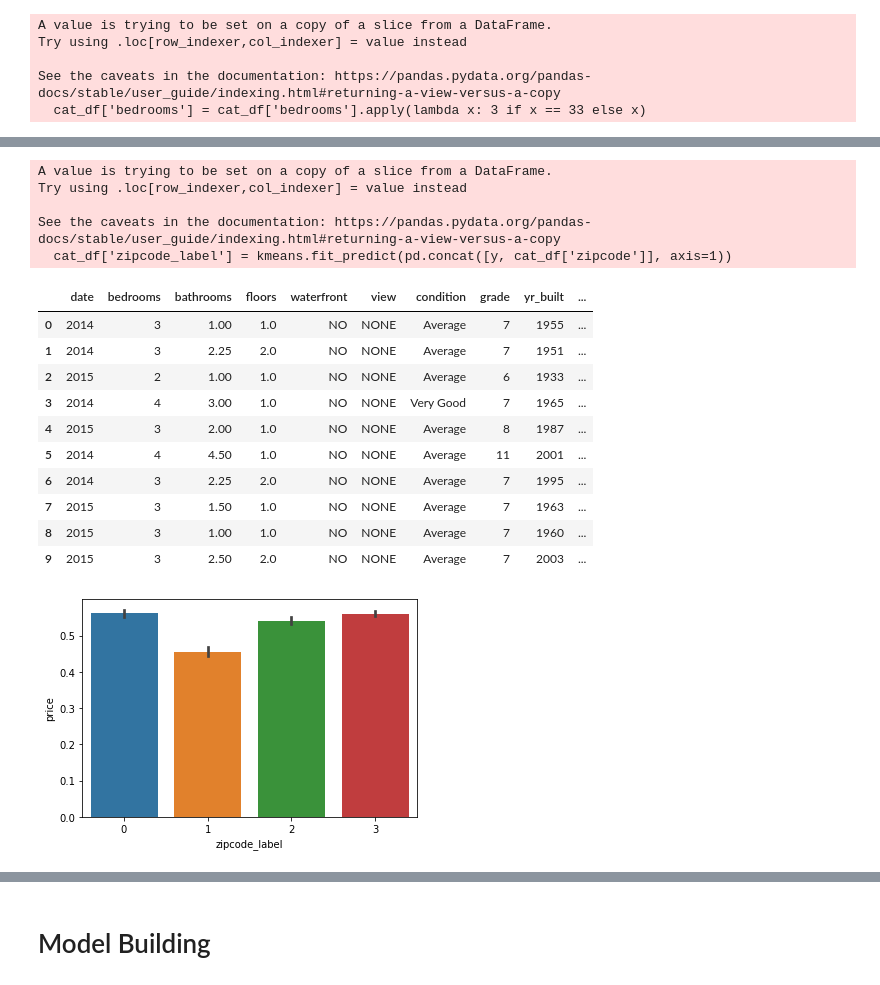
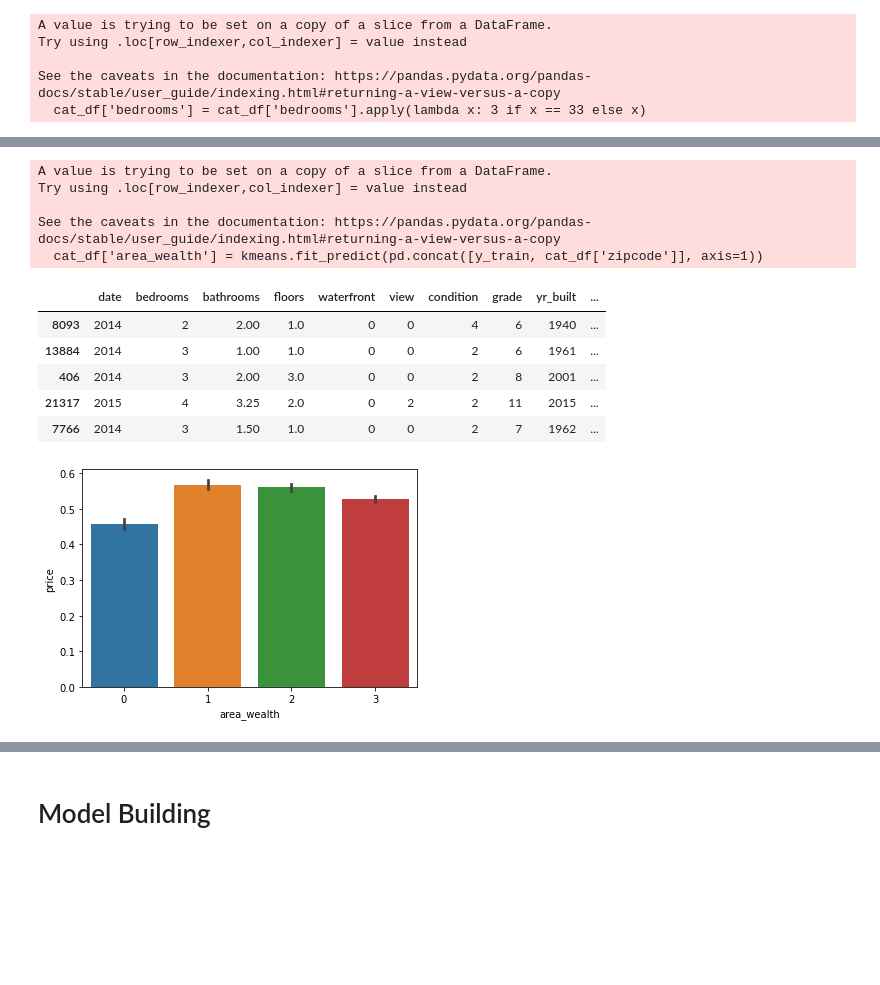
Before and after one commit to UpGoerFive/King-County-Project, a Jupyter notebook: Abass.ipynb, the cells around one changed output, grey strips where cells are left out. Cells and saved outputs as stored; diff of their text form; code cells hidden in the pictures; blank space fills up the shorter version.

```diff
--- a/Abass.ipynb
+++ b/Abass.ipynb
@@ -313,5 +382,10 @@ def get_distance(point1, point2):
 continuous_X['lat_long'] = list(zip(continuous_X['lat'], continuous_X['long']))
 continuous_X['Seattle_dist_km'] = continuous_X['lat_long'].apply(lambda x: get_distance(x, (47.60457618602064, -122.32993003068658)))
 continuous_X['Redmond_dist_km'] = continuous_X['lat_long'].apply(lambda x: get_distance(x, (47.679328831807894, -122.13055895937767)))
+
+# The lat long column was temporary and only needed for the calculation. As it is a tuple, it is incompatible with sklearn
+# As such we shall drop it
+
+continuous_X.drop(columns=['lat_long'], inplace=True)
 # %%
 # Now we'll plot a graph of price against Seattle dist and Redmond dist
@@ -394,8 +476,9 @@ See the caveats in the documentation: https://pandas.pydata.org/pandas-docs/stab
 # For the date sold, we shall turn that into years
 cat_df['date'] = cat_df['date'].apply(lambda x: int(x[-4:]))
 
-# From there, we shall make a new column called year sold - year built
-cat_df['yr_sold - yr_built'] = cat_df['date'] - cat_df['yr_built']
+# From there, we shall make a new column called year sell_build_year_dff
+# This is now arguably a continuous variable so can be placed in the continuous_X dataframe
+continuous_X['sell_build_year_dff'] = abs(cat_df['date'] - cat_df['yr_built'])
 # %% [output]
 A value is trying to be set on a copy of a slice from a DataFrame.
 Try using .loc[row_indexer,col_indexer] = value instead
@@ -429,19 +507,20 @@ We can see that the rate of change of score decreases significantly after 3 clus
 # %%
-# For our analysis, we'll form 3 clusters.
-kmeans = KMeans(n_clusters = 3, init ='k-means++')
+# For our analysis, we'll form 4 clusters.
+kmeans = KMeans(n_clusters = 4, init ='k-means++')
 
 # Compute k-means clustering.
 kmeans.fit(continuous_X[['lat', 'long']])
 
 # We then create a column which assings a label of 0 to 3 to each record where each label refers to a cluster.
-continuous_X['cluster_label'] = kmeans.fit_predict(continuous_X[['lat', 'long']])
+# As this is a categorical variable, we should include it into the cat_df dataframe
+cat_df['area_group'] = kmeans.fit_predict(continuous_X[['lat', 'long']])
 
 # Coordinates of cluster centers.
 centers = kmeans.cluster_centers_
 
 # Labels of each point
-labels = kmeans.predict(continuous_X[['lat', 'long']])
+labels = cat_df['area_group']
 
 # We can now see the new column
-continuous_X.head(10)
+cat_df.head()
 # %% [output]
@@ -492,35 +571,30 @@ This time we get around 7 for the optimal number of clusters.
 kmeans = KMeans(n_clusters = 4, init ='k-means++')
 
 # Compute k-means clustering.
-kmeans.fit(pd.concat([y, cat_df['zipcode']], axis=1))
+kmeans.fit(pd.concat([y_train, cat_df['zipcode']], axis=1))
 
 # We then create a column which assings a label of 0 to 3 to each record where each label refers to a cluster.
-cat_df['zipcode_label'] = kmeans.fit_predict(pd.concat([y, cat_df['zipcode']], axis=1))
+cat_df['area_wealth'] = kmeans.fit_predict(pd.concat([y_train, cat_df['zipcode']], axis=1))
 
 # Coordinates of cluster centers.
 centers = kmeans.cluster_centers_
 
 # Labels of each point
-labels = kmeans.predict(pd.concat([y, cat_df['zipcode']], axis=1))
-cat_df.head(10)
+labels = kmeans.predict(pd.concat([y_train, cat_df['area_wealth']], axis=1))
+cat_df.head()
 # %% [output]
 A value is trying to be set on a copy of a slice from a DataFrame.
 Try using .loc[row_indexer,col_indexer] = value instead
 
 See the caveats in the documentation: https://pandas.pydata.org/pandas-docs/stable/user_guide/indexing.html#returning-a-view-versus-a-copy
-  cat_df['zipcode_label'] = kmeans.fit_predict(pd.concat([y, cat_df['zipcode']], axis=1))
+  cat_df['area_wealth'] = kmeans.fit_predict(pd.concat([y_train, cat_df['zipcode']], axis=1))
 |  | date | bedrooms | bathrooms | floors | waterfront | view | condition | grade | yr_built | ... |
-| 0 | 2014 | 3 | 1.00 | 1.0 | NO | NONE | Average | 7 | 1955 | ... |
-| 1 | 2014 | 3 | 2.25 | 2.0 | NO | NONE | Average | 7 | 1951 | ... |
-| 2 | 2015 | 2 | 1.00 | 1.0 | NO | NONE | Average | 6 | 1933 | ... |
-| 3 | 2014 | 4 | 3.00 | 1.0 | NO | NONE | Very Good | 7 | 1965 | ... |
-| 4 | 2015 | 3 | 2.00 | 1.0 | NO | NONE | Average | 8 | 1987 | ... |
-| 5 | 2014 | 4 | 4.50 | 1.0 | NO | NONE | Average | 11 | 2001 | ... |
-| 6 | 2014 | 3 | 2.25 | 2.0 | NO | NONE | Average | 7 | 1995 | ... |
-| 7 | 2015 | 3 | 1.50 | 1.0 | NO | NONE | Average | 7 | 1963 | ... |
-| 8 | 2015 | 3 | 1.00 | 1.0 | NO | NONE | Average | 7 | 1960 | ... |
-| 9 | 2015 | 3 | 2.50 | 2.0 | NO | NONE | Average | 7 | 2003 | ... |
+| 8093 | 2014 | 2 | 2.00 | 1.0 | 0 | 0 | 4 | 6 | 1940 | ... |
+| 13884 | 2014 | 3 | 1.00 | 1.0 | 0 | 0 | 2 | 6 | 1961 | ... |
+| 406 | 2014 | 3 | 2.00 | 3.0 | 0 | 0 | 2 | 8 | 2001 | ... |
+| 21317 | 2015 | 4 | 3.25 | 2.0 | 0 | 2 | 2 | 11 | 2015 | ... |
+| 7766 | 2014 | 3 | 1.50 | 1.0 | 0 | 0 | 2 | 7 | 1962 | ... |
 # %%
-sns.barplot(cat_df['zipcode_label'], y);
+sns.barplot(cat_df['area_wealth'], y_train);
 # %% [output]
-[figure, old version]
+[figure, new version]
```
Also changed, not shown: parts of 64 cells of this notebook.
